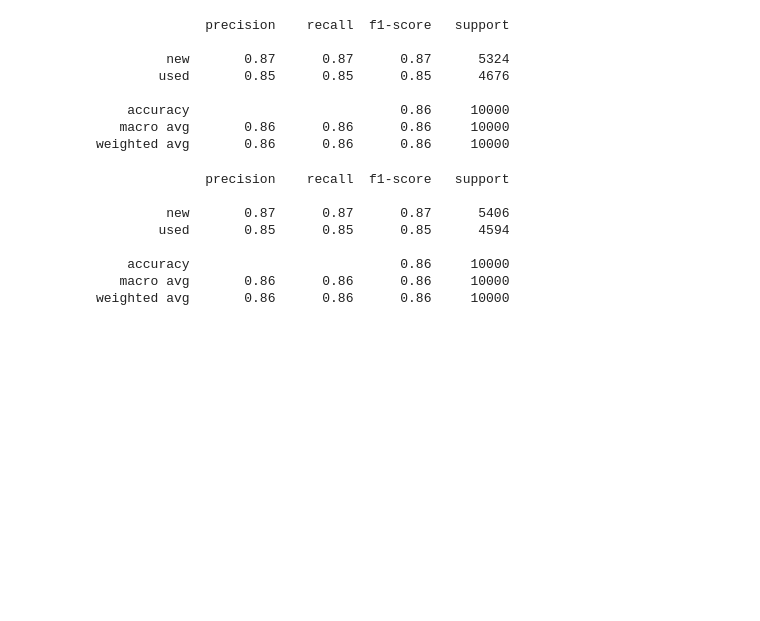
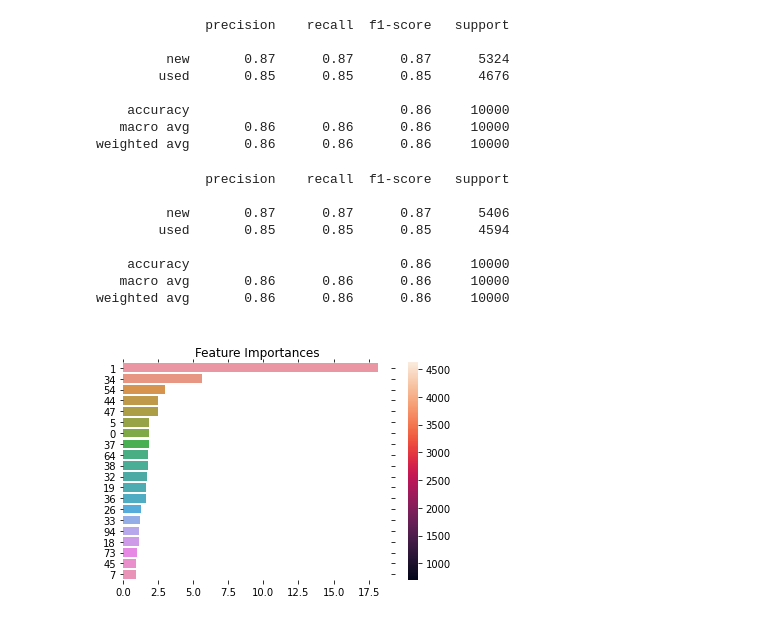
Before and after one commit to francodegio/MeLi, a Jupyter notebook: notebooks/2_Model_training.ipynb, the cells around one changed output. Cells and saved outputs as stored; diff of their text form; code cells hidden in the pictures; blank space fills up the shorter version.

```diff
--- a/notebooks/2_Model_training.ipynb
+++ b/notebooks/2_Model_training.ipynb
@@ -155,0 +241,4 @@ grid.fit(X_train, y_train)
+# %%
+make_report(cat, data_val, y_val)
+# %% [output]
+[figure, added]
```
Also changed, not shown: parts of 4 cells of this notebook.
